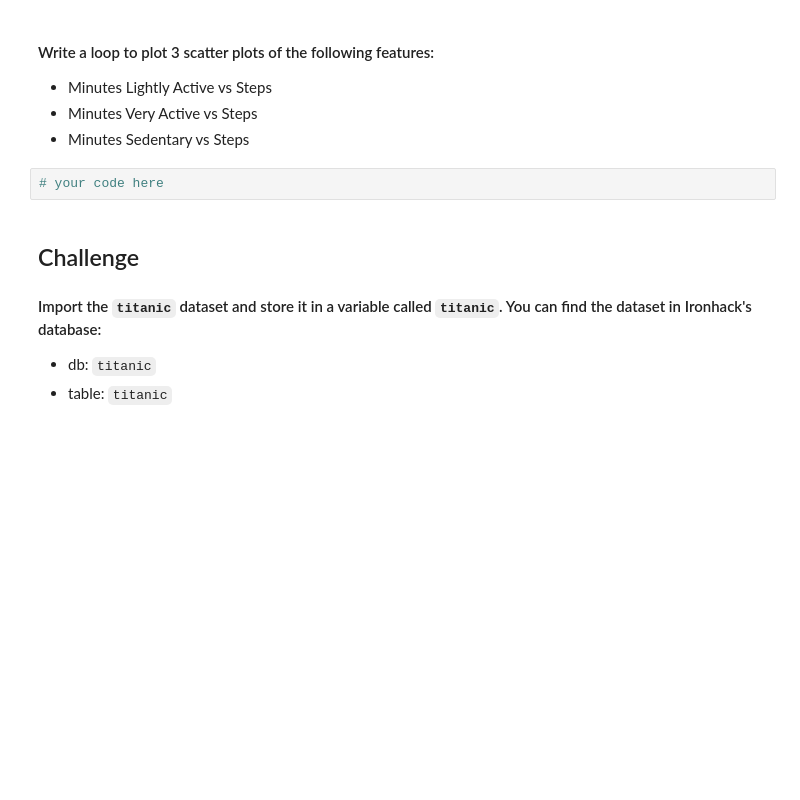
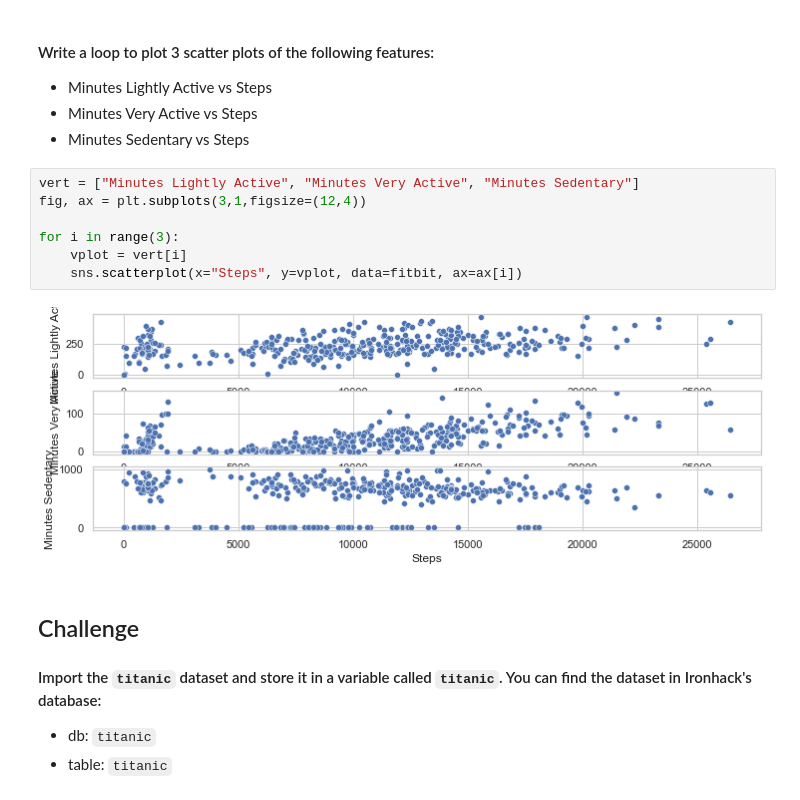
Before and after one commit to Ironhack-data-bcn-january-2023/lab-matplotlib-seaborn, a Jupyter notebook: your-code/main.ipynb, the cells around one changed output. Saved outputs shown, nothing was run; the diff lists cells and outputs as text; blank space fills up the shorter version.

```diff
--- a/your-code/main.ipynb
+++ b/your-code/main.ipynb
@@ -69,8 +69,15 @@ sns.barplot(x="Work_or_Weekend", y="Steps", data=fitbit)
 * Minutes Lightly Active vs Steps
 * Minutes Very Active vs Steps
 * Minutes Sedentary vs Steps
-# %%
-# your code here
+# %%
+vert = ["Minutes Lightly Active", "Minutes Very Active", "Minutes Sedentary"]
+fig, ax = plt.subplots(3,1,figsize=(12,4))
+
+for i in range(3):
+    vplot = vert[i]
+    sns.scatterplot(x="Steps", y=vplot, data=fitbit, ax=ax[i])
+# %% [output]
+[figure, added]
 # %% [markdown]
 ## Challenge
 
```
